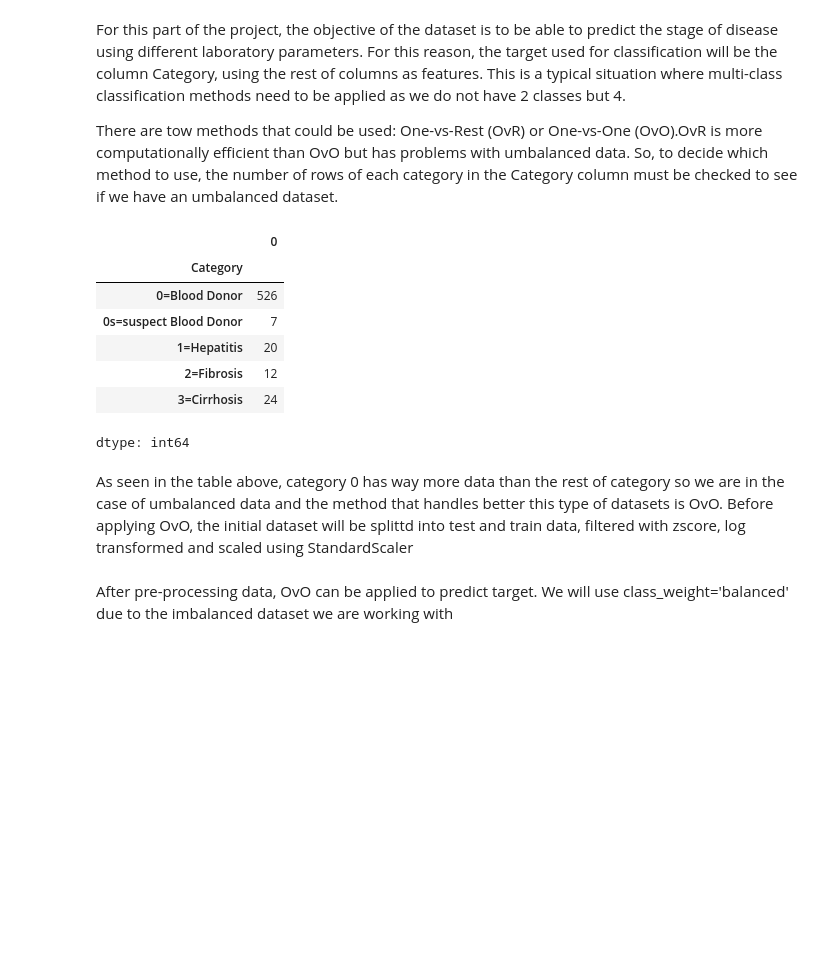
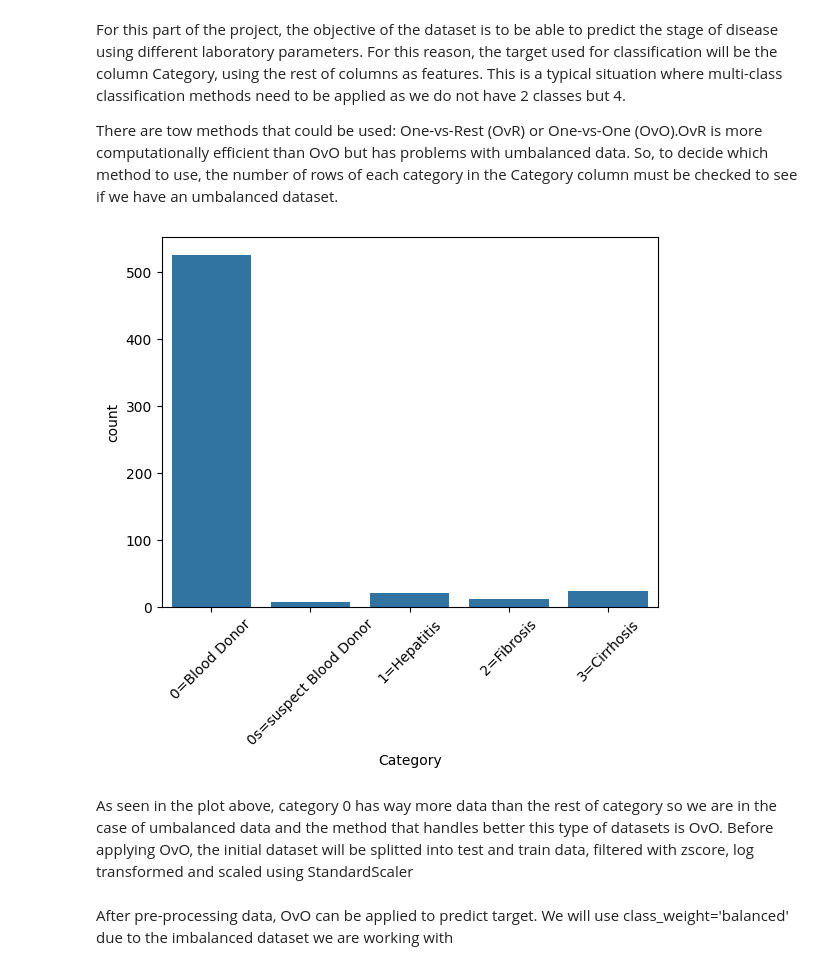
Before and after one commit to Biokatzen/Hepatitis-C-Prediction-Dataset, a Jupyter notebook: Copia_de_HepatitisC_Prediction_Dataset.ipynb, the cells around one changed output. Drawn from its saved outputs; the diff is of its cells as text; code cells hidden in the pictures; blank space fills up the shorter version.

```diff
--- a/Copia_de_HepatitisC_Prediction_Dataset.ipynb
+++ b/Copia_de_HepatitisC_Prediction_Dataset.ipynb
@@ -502,19 +489,14 @@ For this part of the project, the objective of the dataset is to be able to pred
 There are tow methods that could be used: One-vs-Rest (OvR) or One-vs-One (OvO).OvR is more computationally efficient than OvO but has problems with umbalanced data. So, to decide which method to use, the number of rows of each category in the Category column must be checked to see if we have an umbalanced dataset.
 # %%
 #Check the number of rows of each category
-df_without_na.groupby('Category').size()
+sns.countplot(df_without_na, x='Category')
+plt.xticks(rotation=45)
+plt.show()
 # %% [output]
-|  | 0 |
-| Category |  |
-| 0=Blood Donor | 526 |
-| 0s=suspect Blood Donor | 7 |
-| 1=Hepatitis | 20 |
-| 2=Fibrosis | 12 |
-| 3=Cirrhosis | 24 |
-dtype: int64
+[figure, added]
 # %% [markdown]
-As seen in the table above, category 0 has way more data than the rest of category so we are in the case of umbalanced data and the method that handles better this type of datasets is OvO.
-Before applying OvO, the initial dataset will be splittd into test and train data, filtered with zscore, log transformed and scaled using StandardScaler
+As seen in the plot above, category 0 has way more data than the rest of category so we are in the case of umbalanced data and the method that handles better this type of datasets is OvO.
+Before applying OvO, the initial dataset will be splitted into test and train data, filtered with zscore, log transformed and scaled using StandardScaler
 # %%
 #Define X (features) and y (Target)
 X = df_without_na.drop('Category', axis=1)
```
Also changed, not shown: parts of 11 cells of this notebook.
